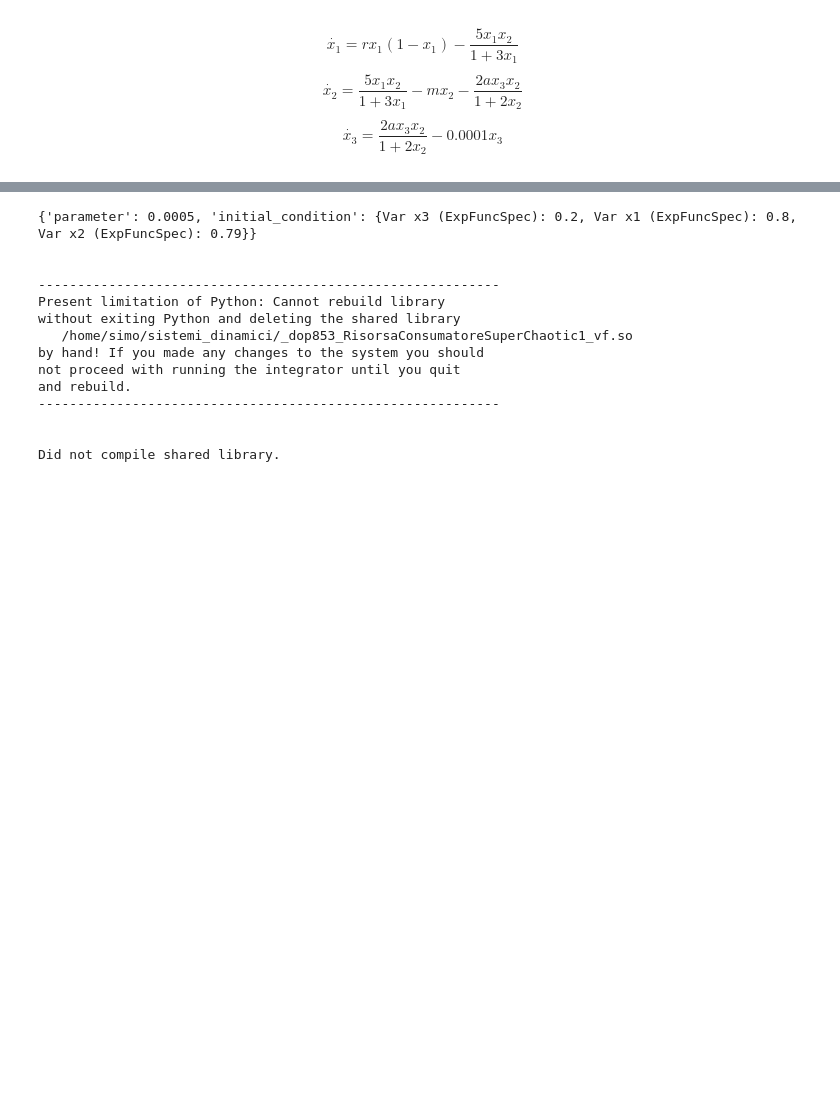
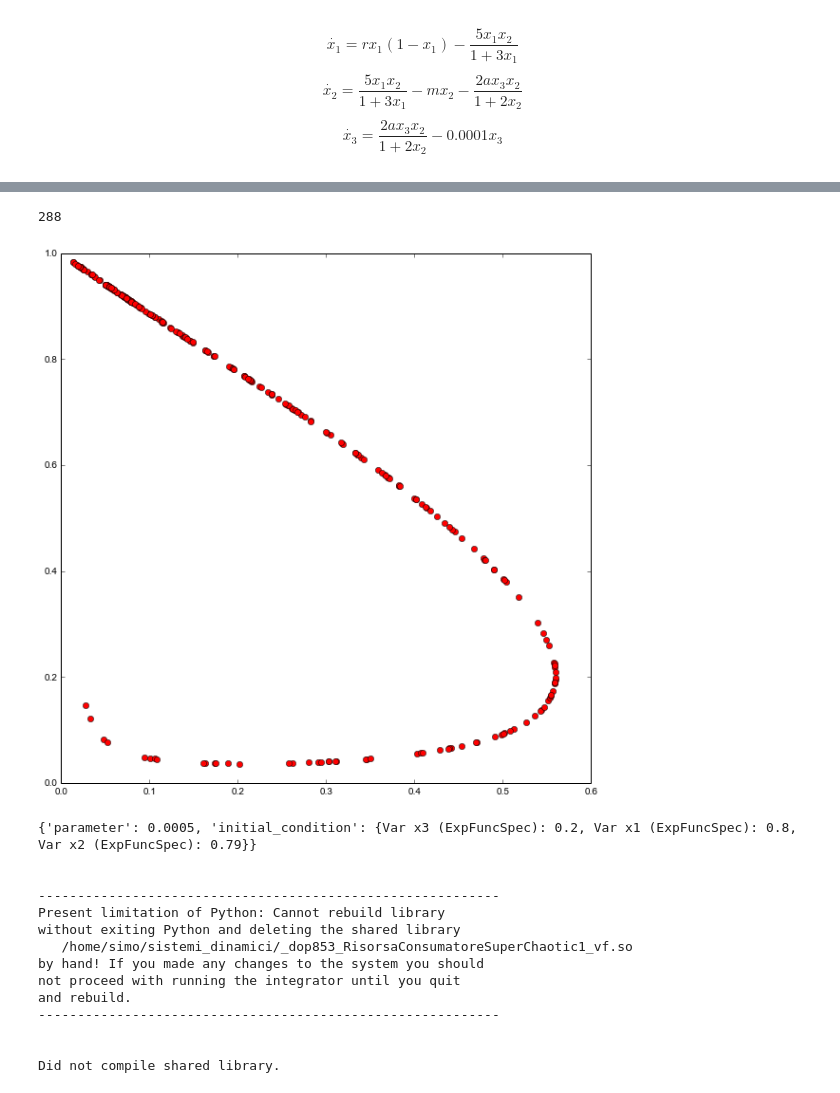
Before and after one commit to siscia/sistemi_dinamici, a Jupyter notebook: RobertExample.ipynb, the cells around one changed output, grey strips where cells are left out. Saved outputs shown, nothing was run; the diff lists cells and outputs as text; code cells hidden in the pictures; blank space fills up the shorter version.

```diff
--- a/RobertExample.ipynb
+++ b/RobertExample.ipynb
@@ -226,3 +310,11 @@ Did not compile shared library.
+# %%
+pts = Chaotic.getEvents()
+plt.figure(figsize = (10, 10), dpi = 300)
+plt.plot(pts['thresh_ev_prec']['x2'], pts['thresh_ev_prec']['x1'], 'ro', label = 'Prede')
+print len(pts['thresh_ev_prec']['x2'])
+# %% [output]
+288
+[figure, added]
 # %%
 a = Par(0.0005, 'a')
 
```
Also changed, not shown: parts of 25 cells of this notebook.
